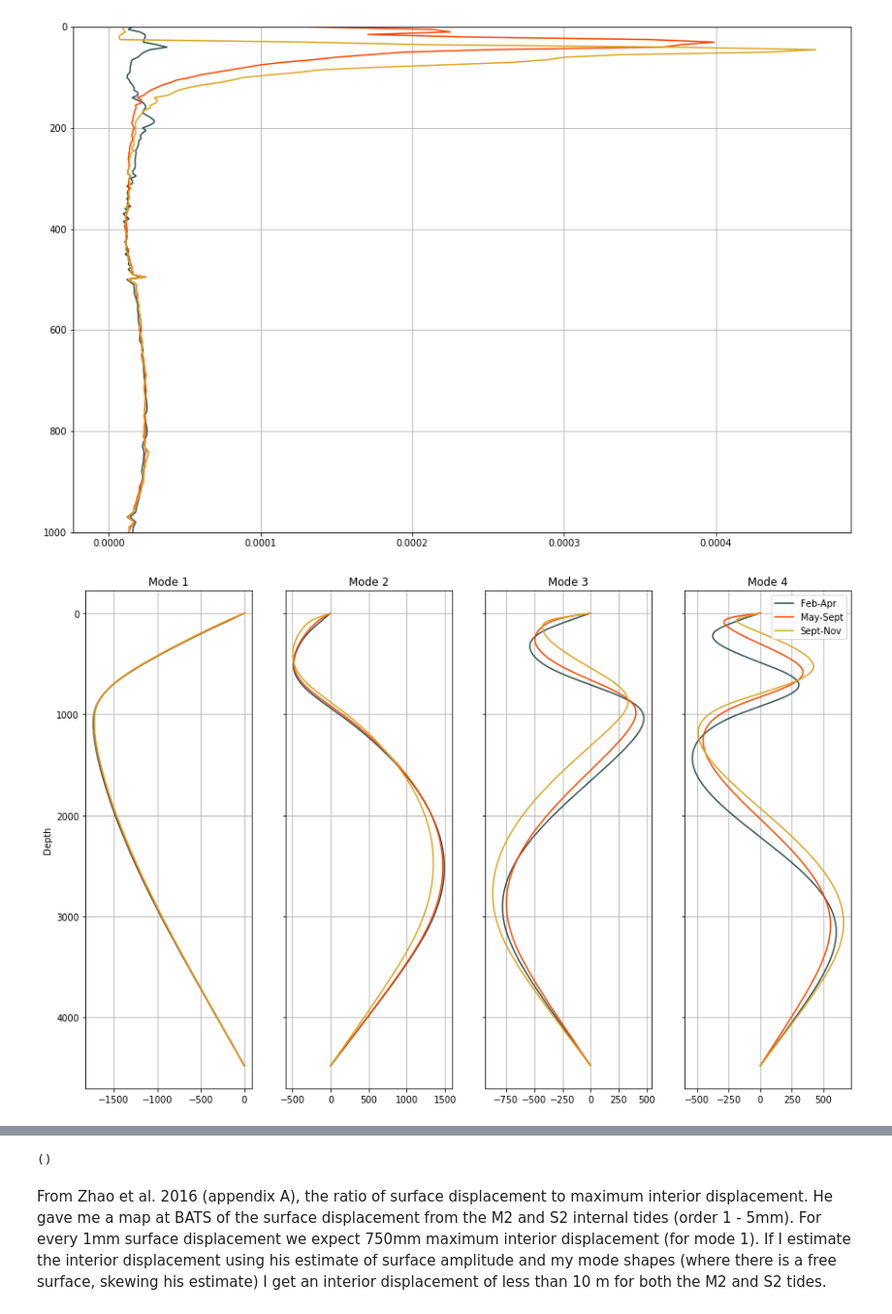
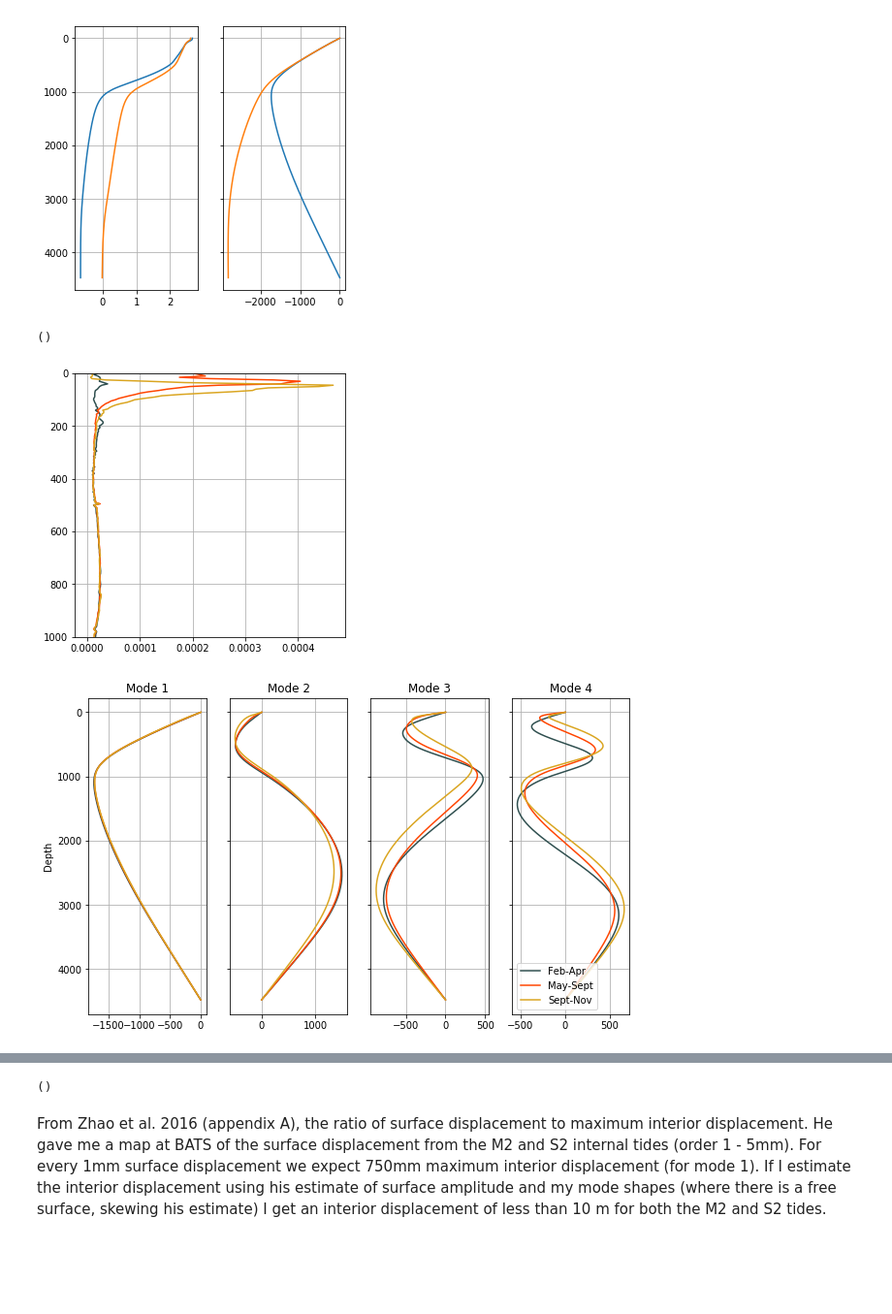
Before and after one commit to jakesteinberg/geostrophic_turbulence, a Jupyter notebook: bats_dg_2015_mode_projections.ipynb, the cells around one changed output, grey strips where cells are left out. Shown at 97% size. Drawn from its saved outputs; the diff is of its cells as text; code cells hidden in the pictures; blank space fills up the shorter version.

```diff
--- a/bats_dg_2015_mode_projections.ipynb
+++ b/bats_dg_2015_mode_projections.ipynb
@@ -570,25 +189,27 @@ plot_pro(ax[4])
 # %%
 # --- VERTICAL MODES ---
 # --- compute vertical mode shapes
-# by season
-# [d_summer_w, d_summer_e, d_winter_w1, d_winter_e1, d_winter_w2, d_winter_e2] ordering set above
+# bckgrds_info = ['Win_1', 'Win_2', 'Win_3', 'Win_4', 'Sum_1', 'Sum_2', 'Sum_3', 'Sum_4',
+#                 'Fall_1', 'Fall_2', 'Fall_3', 'Fall_4']
 # N2 order =
-G_0, Gz_0, c_0, epsilon_0 = vertical_modes(np.nanmean(N2[:, 2:4], axis=1), grid, omega, mmax)  # winter1
-G_1, Gz_1, c_1, epsilon_1 = vertical_modes(np.nanmean(N2[:, 0:2], axis=1), grid, omega, mmax)  # summer
-G_2, Gz_2, c_2, epsilon_2 = vertical_modes(np.nanmean(N2[:, 4:], axis=1), grid, omega, mmax)  # winter2
+G_0, Gz_0, c_0, epsilon_0 = vertical_modes(np.nanmean(N2[:, 0:4], axis=1), grid, omega, mmax)  # winter
+G_1, Gz_1, c_1, epsilon_1 = vertical_modes(np.nanmean(N2[:, 4:8], axis=1), grid, omega, mmax)  # summer
+G_2, Gz_2, c_2, epsilon_2 = vertical_modes(np.nanmean(N2[:, 8:], axis=1), grid, omega, mmax)  # fall
 Gs = [G_0, G_1, G_2]
 Gzs = [Gz_0, Gz_1, Gz_2]
 cs = [c_0, c_1, c_2]
 epsilons = [epsilon_0, epsilon_1, epsilon_2]
 # test using average over entire year
-G_tot, Gz_tot, c_tot, epsilon_tot = vertical_modes(np.nanmean(N2, axis=1), grid, omega, mmax)  # N2
+N2_tot = np.nanmean(N2, axis=1)
+G_tot, Gz_tot, c_tot, epsilon_tot = vertical_modes(N2_tot, grid, omega, mmax)  # N2
 
-# --- compute alternate vertical modes
-bc_bot = 2  # 1 = flat, 2 = rough
+# --- compute alternate vertical modes (allowing for a sloping bottom)
+bc_bot = 1  # 1 = flat, 2 = rough
+slope = 5.0*10**(-2)
 grid2 = np.concatenate([np.arange(0, 150, 10), np.arange(150, 300, 10), np.arange(300, 4500, 10)])
-n2_interp = np.interp(grid2, grid, dg_avg_N2)
+n2_interp = np.interp(grid2, grid, np.nanmean(N2, axis=1))
 n2_interp[0] = n2_interp[1] - 0.000001
-F_int_g2, F_g2, c_ff, norm_constant, epsilon2 = vertical_modes_f(n2_interp, grid2, omega, mmax, bc_bot)
+F_int_g2, F_g2, c_ff, norm_constant, epsilon2 = vertical_modes_f(n2_interp, grid2, omega, mmax, bc_bot, ref_lat, slope)
 F = np.nan * np.ones((np.size(grid), mmax + 1))
 F_int = np.nan * np.ones((np.size(grid), mmax + 1))
 for i in range(mmax + 1):
@@ -598,16 +219,31 @@ for i in range(mmax + 1):
 # --- test season differences in modes
 cols = ['#2F4F4F', '#FF4500', '#DAA520', '#800080']
 season_labs = ['Feb-Apr', 'May-Sept', 'Sept-Nov']
+
+plt.rcParams['figure.figsize'] = 5, 5
+f, (ax1, ax2) = plt.subplots(1, 2, sharey=True)
+ax1.plot(Gz_tot[:, 1], grid)
+ax1.plot(F[:, 1], grid)
+ax2.plot(G_tot[:, 1], grid)
+ax2.plot(F_int[:, 1], grid)
+ax1.grid()
+ax1.invert_yaxis()
+plot_pro(ax2)
+# %% [output]
+[figure, added]
+()
 # %%
 # PLOT --- test season differences in modes
+plt.rcParams['figure.figsize'] = 5, 5
 f, ax = plt.subplots()
-ax.plot(np.nanmean(N2[:, 2:4], axis=1), grid, color=cols[0])
-ax.plot(np.nanmean(N2[:, 0:2], axis=1), grid, color=cols[1])
-ax.plot(np.nanmean(N2[:, 4:], axis=1), grid, color=cols[2])
+ax.plot(np.nanmean(N2[:, 0:4], axis=1), grid, color=cols[0])
+ax.plot(np.nanmean(N2[:, 4:8], axis=1), grid, color=cols[1])
+ax.plot(np.nanmean(N2[:, 8:], axis=1), grid, color=cols[2])
 ax.set_ylim([0, 1000])
 ax.invert_yaxis()
 plot_pro(ax)
 
+plt.rcParams['figure.figsize'] = 10, 6
 f, (ax1, ax2, ax3, ax4) = plt.subplots(1, 4, sharey=True)
 for i in range(len(Gs)):
     ax1.plot(Gs[i][:, 1], grid, color=cols[i])
@@ -618,32 +254,32 @@ ax1.set_title('Mode 1')
 ax1.set_ylabel('Depth')
 ax1.grid()
 ax2.set_title('Mode 2')
 ax2.grid()
 ax3.set_title('Mode 3')
 ax3.grid()
 ax4.set_title('Mode 4')
 ax4.invert_yaxis()
 handles, labels = ax4.get_legend_handles_labels()
 ax4.legend(handles, labels, fontsize=10)
 plot_pro(ax4)
 f, (ax1, ax2, ax3, ax4) = plt.subplots(1, 4, sharey=True)
 for i in range(len(Gs)):
     ax1.plot(Gzs[i][:, 1], grid, color=cols[i])
     ax2.plot(Gzs[i][:, 2], grid, color=cols[i])
     ax3.plot(Gzs[i][:, 3], grid, color=cols[i])
     ax4.plot(Gzs[i][:, 4], grid, color=cols[i], label=season_labs[i])
 ax1.set_title('Mode 1')
 ax1.set_ylabel('Depth')
 ax1.grid()
 ax2.set_title('Mode 2')
 ax2.grid()
 ax3.set_title('Mode 3')
 ax3.grid()
 ax4.set_title('Mode 4')
 ax4.invert_yaxis()
 handles, labels = ax4.get_legend_handles_labels()
 ax4.legend(handles, labels, fontsize=10)
 plot_pro(ax4)
 # %% [output]
-[figure, old version]
+[figure, new version]
-[figure, old version]
+[figure, new version]
```
Also changed, not shown: parts of 46 cells of this notebook, 5 other files.
